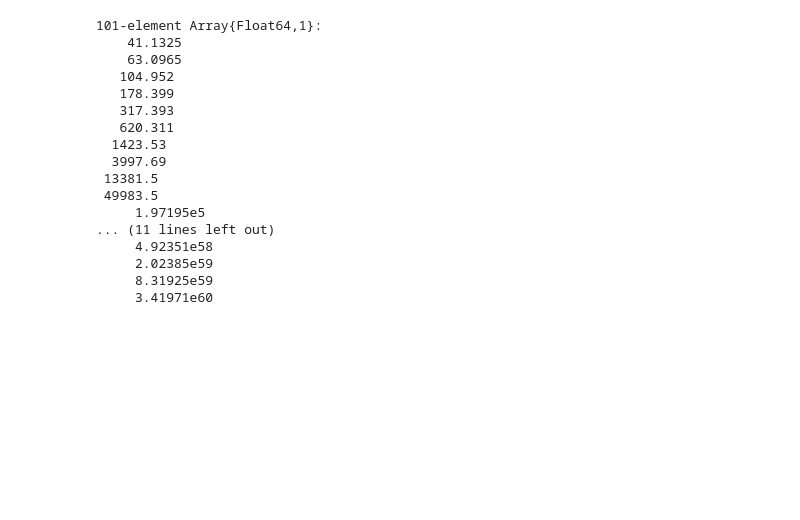
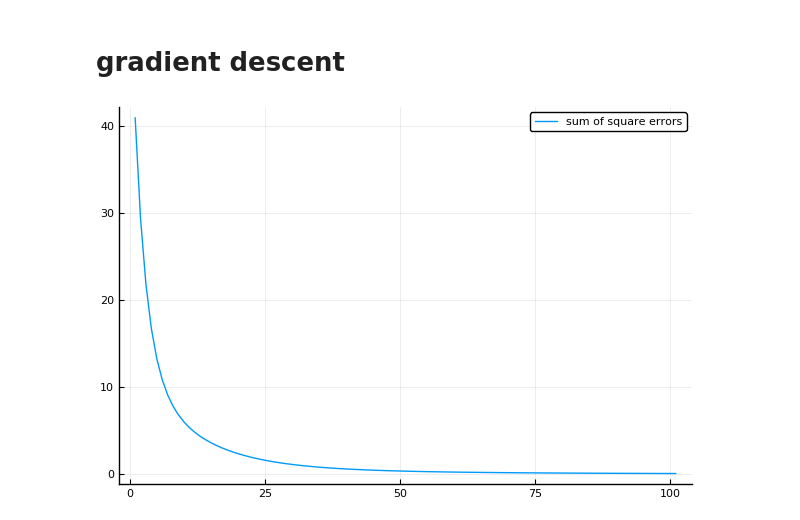
Before and after one commit to ORIE4741/demos, a Jupyter notebook: Gradient descent.ipynb, the cells around one changed output. Cells and saved outputs as stored; diff of their text form; code cells hidden in the pictures; blank space fills up the shorter version.

```diff
--- a/Gradient descent.ipynb
+++ b/Gradient descent.ipynb
@@ -52,36 +60,27 @@ plot!(alphas, [f(w0 + alpha*∇f_normalized) for alpha in alphas],color=:red)
+# %% [markdown]
+# gradient descent
 # %%
-# gradient descent
+"""This function implements gradient descent for the function f with gradient ∇f"""
+function gradient_descent(f, ∇f;
+            alpha = .01,      # small constant step size - try other values!
+            w = randn(d),     # start at a random w
+            maxiters = 100    # maximum number of iterations
+            )
+    fks = Float64[]  # a list to record all the values f(w) we see
+    push!(fks, f(w)) # record the initial value
 
-alpha = .1      # small constant step size
-w = randn(d)     # start at a random w
-fks = Float64[]  # a list to record all the values f(w) we see
-push!(fks, f(w)) # record the initial value
+    # start descending!
+    for k=1:maxiters
+        w -= alpha*∇f(w) # take a gradient step
+        push!(fks, f(w))             # record its value
+    end
+    return w, fks
+end
 
-# start descending!
-for k=1:100
-    w -= alpha*(2X'*X*w - 2X'*y) # take a gradient step
-    push!(fks, f(w))             # record its value
-end
+w, fks = gradient_descent(f, ∇f, alpha = .01)
+
 plot(fks, label="sum of square errors")
-# semilogy(fks)
-# loglog(fks)
+# plot(fks, label="sum of square errors", yscale = :log10)
+# plot(fks, label="sum of square errors", yscale = :log10, xscale = :log10)
+# %% [output]
+[figure, added]
-# %%
-fks
-# %% [output]
-101-element Array{Float64,1}:
-    41.1325
-    63.0965
-   104.952
-   178.399
-   317.393
-   620.311
-  1423.53
-  3997.69
- 13381.5
- 49983.5
-     1.97195e5
-... (11 lines left out)
-     4.92351e58
-     2.02385e59
-     8.31925e59
-     3.41971e60
```
Also changed, not shown: parts of 9 cells of this notebook, 1 other file.
